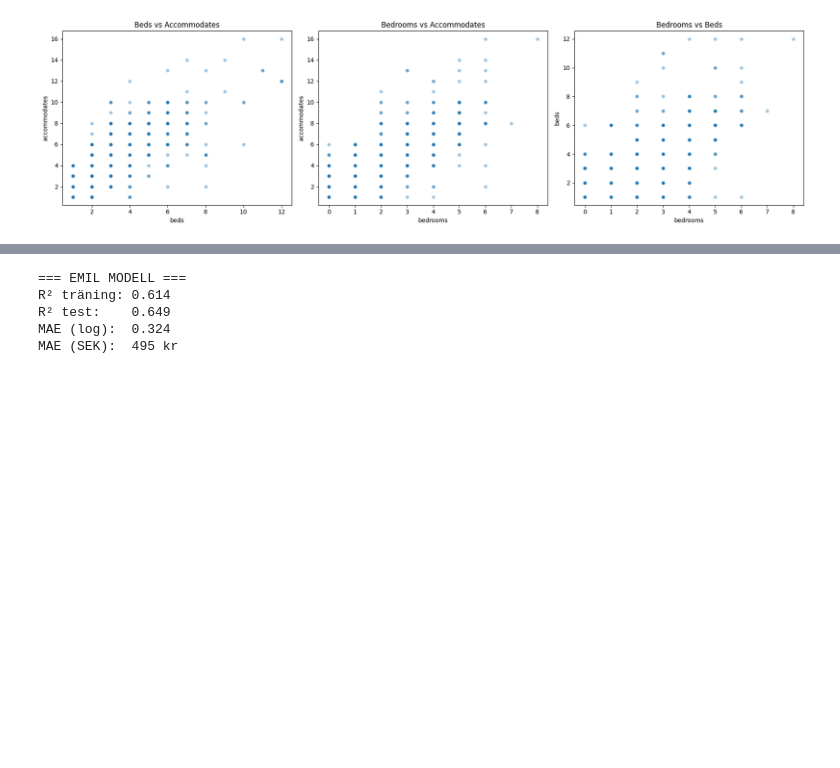
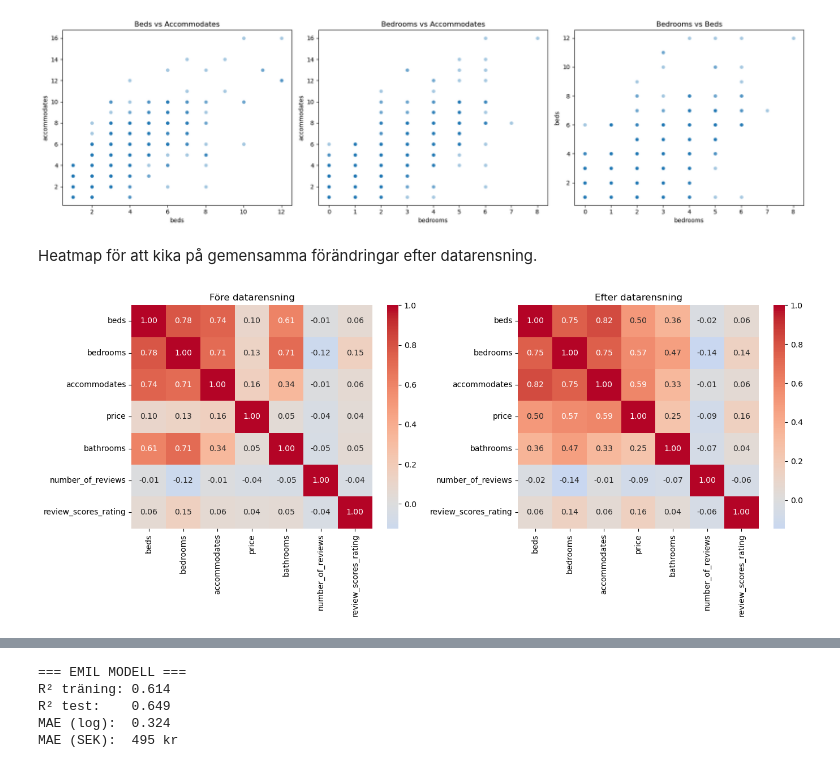
Before and after one commit to emilioano/AppliedAI, a Jupyter notebook: airbnb_prediction/airbnb_final.ipynb, the cells around one changed output, grey strips where cells are left out. Drawn from its saved outputs; the diff is of its cells as text; code cells hidden in the pictures; blank space fills up the shorter version.

```diff
--- a/airbnb_prediction/airbnb_final.ipynb
+++ b/airbnb_prediction/airbnb_final.ipynb
@@ -68,6 +68,10 @@ min         120.000000
 75%        2000.000000
 max      112218.000000
 Name: price, dtype: float64
+# %%
+#kopia till heatmapjämförelsen
+
+df_raw = df.copy()
 # %%
 df["price"].head(10)
 # %% [output]
@@ -553,6 +557,50 @@ plt.tight_layout()
 plt.show()
 # %% [output]
 [figure]
+# %% [markdown]
+Heatmap för att kika på gemensamma förändringar efter datarensning.
+# %%
+import matplotlib.pyplot as plt
+import seaborn as sns
+
+cols = [
+    "beds",
+    "bedrooms",
+    "accommodates",
+    "price",
+    "bathrooms",
+    "number_of_reviews",
+    "review_scores_rating"
+]
+
+plt.figure(figsize=(14,6))
+
+# ===== FÖRE (rådata) =====
+plt.subplot(1,2,1)
+sns.heatmap(
+    df_raw[cols].corr(),
+    annot=True,
+    fmt=".2f",
+    cmap="coolwarm",
+    center=0
+)
+plt.title("Före datarensning")
+
+# ===== EFTER (rensad data) =====
+plt.subplot(1,2,2)
+sns.heatmap(
+    df[cols].corr(),
+    annot=True,
+    fmt=".2f",
+    cmap="coolwarm",
+    center=0
+)
+plt.title("Efter datarensning")
+
+plt.tight_layout()
+plt.show()
+# %% [output]
+[figure, added]
 # %%
 from scipy.stats import shapiro
 import numpy as np
```
Also changed, not shown: parts of 8 cells of this notebook.
